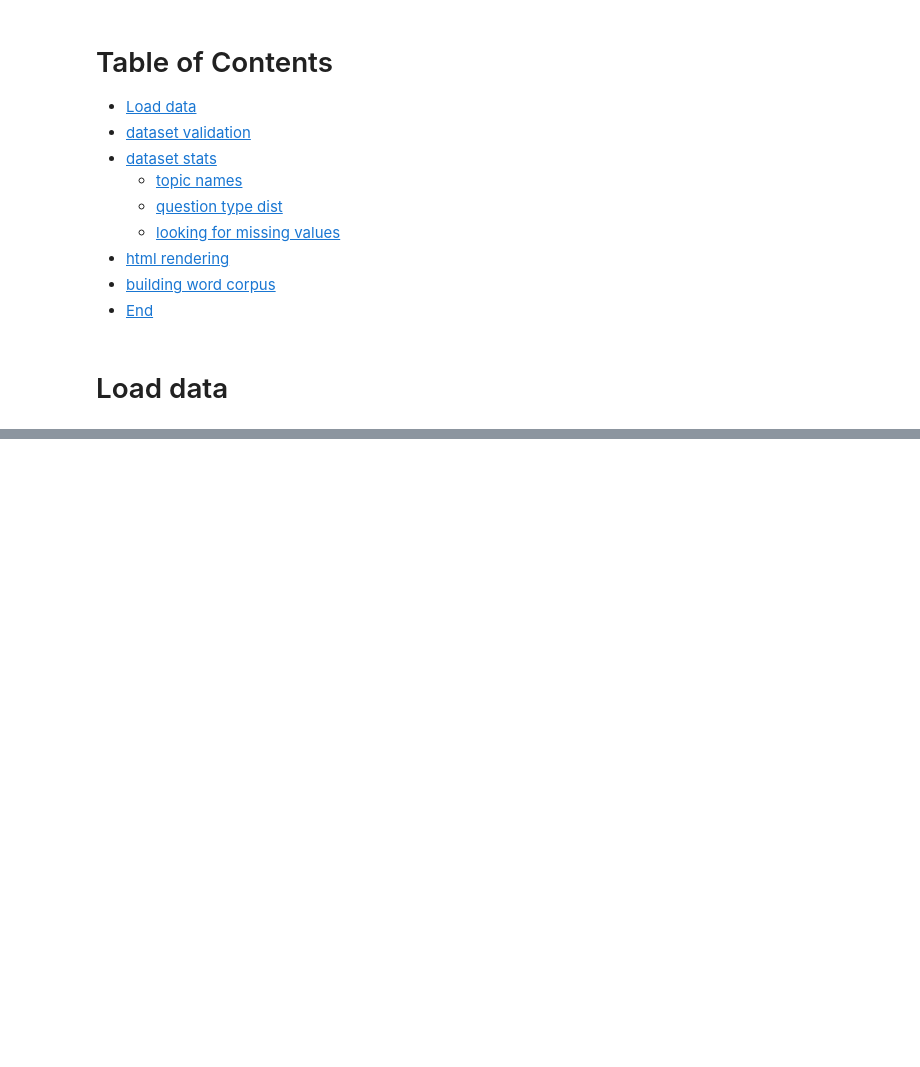
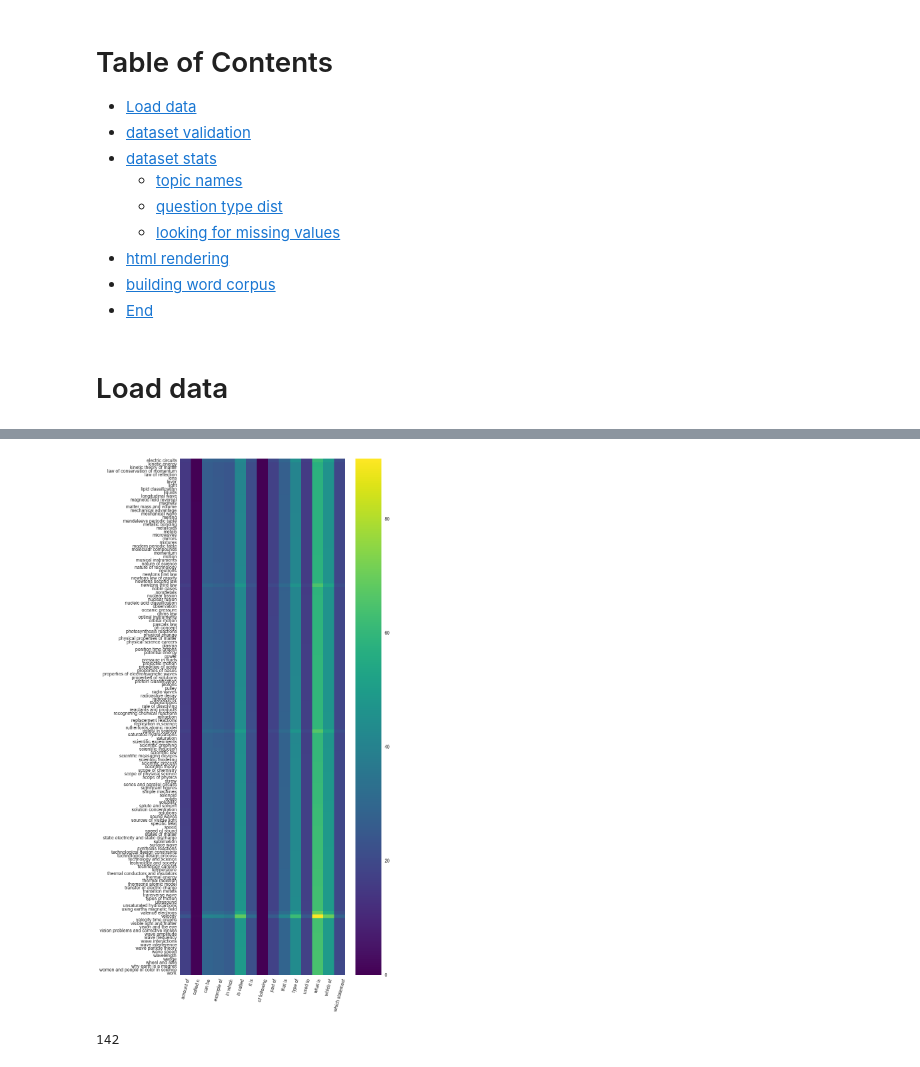
Before and after one commit to drschwenk/stb_notebooks, a Jupyter notebook: generate_figs.ipynb, the cells around one changed output, grey strips where cells are left out. Cells and saved outputs as stored; diff of their text form; code cells hidden in the pictures; blank space fills up the shorter version.

```diff
--- a/generate_figs.ipynb
+++ b/generate_figs.ipynb
@@ -642,0 +259,9 @@ display_lesson_html(flexbook_ds[subject], random_lesson)
+# %%
+high_values_lessons = q_type_df[q_type_df.apply(lambda x: sum(x), axis=1) > 42] ## three word
+high_values_lessons = q_type_df[q_type_df.apply(lambda x: sum(x), axis=1) > 375] ## two word
+# %%
+fig, ax = plt.subplots(figsize=(8, 20))
+_ = sns.heatmap(high_values_lessons, cmap='viridis', robust=False)
+_ = plt.xticks(rotation=75)
+# %% [output]
+[figure, added]
@@ -642,0 +284,4 @@ display_lesson_html(flexbook_ds[subject], random_lesson)
+# %%
+len(reasoning_questions)
+# %% [output]
+142
```
Also changed, not shown: parts of 130 cells of this notebook, 3 other files.
